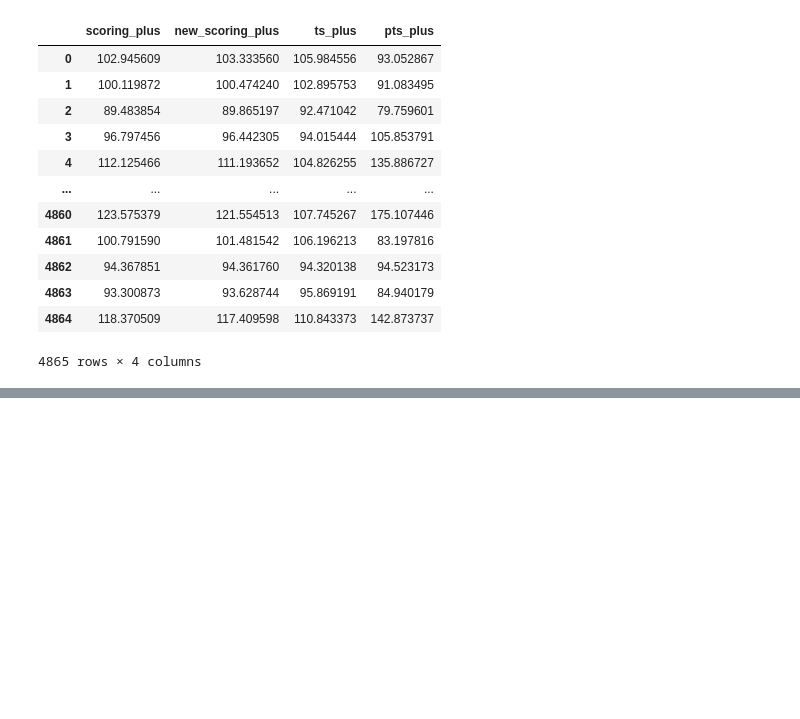
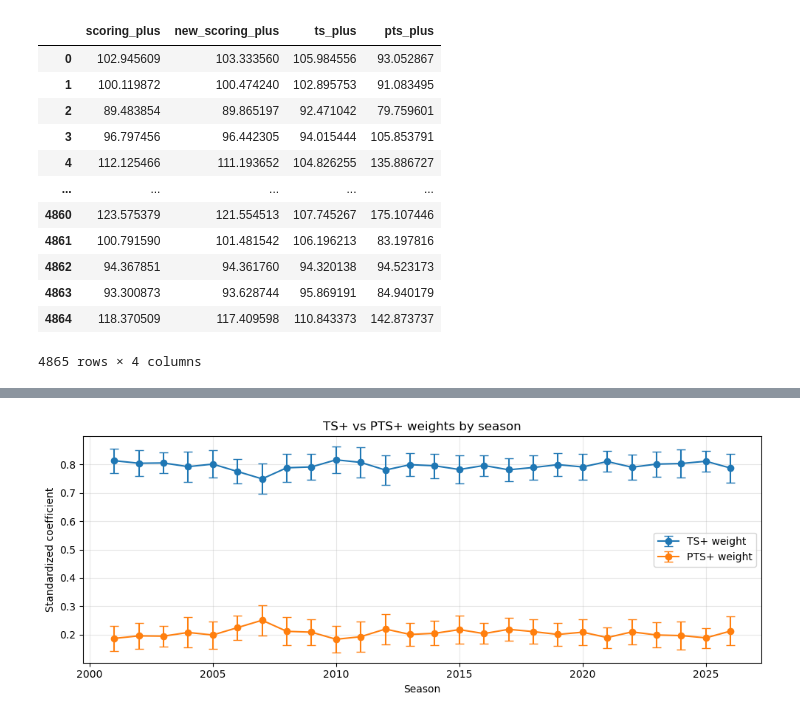
Before and after one commit to tmcewen66/basketball-analytics, a Jupyter notebook: scoring_plus_analysis.ipynb, the cells around one changed output, grey strips where cells are left out. Saved outputs shown, nothing was run; the diff lists cells and outputs as text; code cells hidden in the pictures; blank space fills up the shorter version.

```diff
--- a/scoring_plus_analysis.ipynb
+++ b/scoring_plus_analysis.ipynb
@@ -577,0 +770,24 @@ scoring_plus_qualified_df[['scoring_plus', 'new_scoring_plus', 'ts_plus', 'pts_p
+# %%
+fig, ax = plt.subplots(figsize=(10, 4))
+
+ax.errorbar(
+    season_weights_df['season'], season_weights_df['w_ts'],
+    yerr=season_weights_df['w_ts_se'] * 1.96,  # 95% CI
+    fmt='-o', capsize=4, label='TS+ weight'
+)
+ax.errorbar(
+    season_weights_df['season'], season_weights_df['w_pts'],
+    yerr=season_weights_df['w_pts_se'] * 1.96,  # 95% CI
+    fmt='-o', capsize=4, label='PTS+ weight'
+)
+
+ax.set_xlabel('Season')
+ax.set_ylabel('Standardized coefficient')
+ax.set_title('TS+ vs PTS+ weights by season')
+ax.legend()
+ax.grid(alpha=0.3)
+
+plt.tight_layout()
+plt.show()
+# %% [output]
+[figure, added]
```
Also changed, not shown: parts of 15 cells of this notebook.
